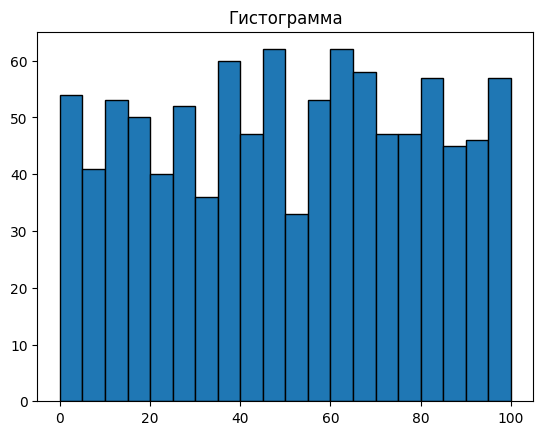
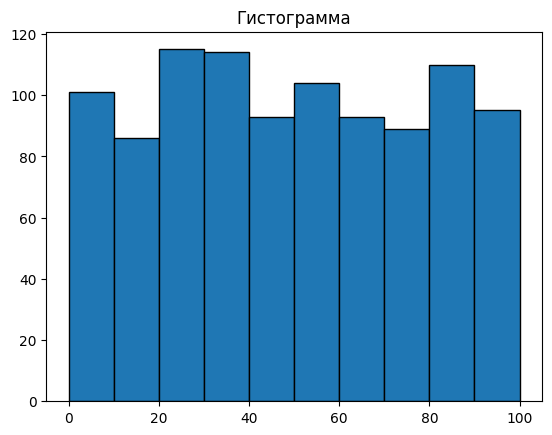
Unified diff of the notebook cell whose output changed from the first chart to the second:
--- before
+++ after
@@ -2,5 +2,5 @@
 data = [random.randint(0, 100) for x in range(1000)]
 
-plt.hist(data, bins=20, edgecolor='black')
+plt.hist(data, bins=10, edgecolor='black')
 plt.title("Гистограмма")
 plt.show()

Commit: Создано в Colab